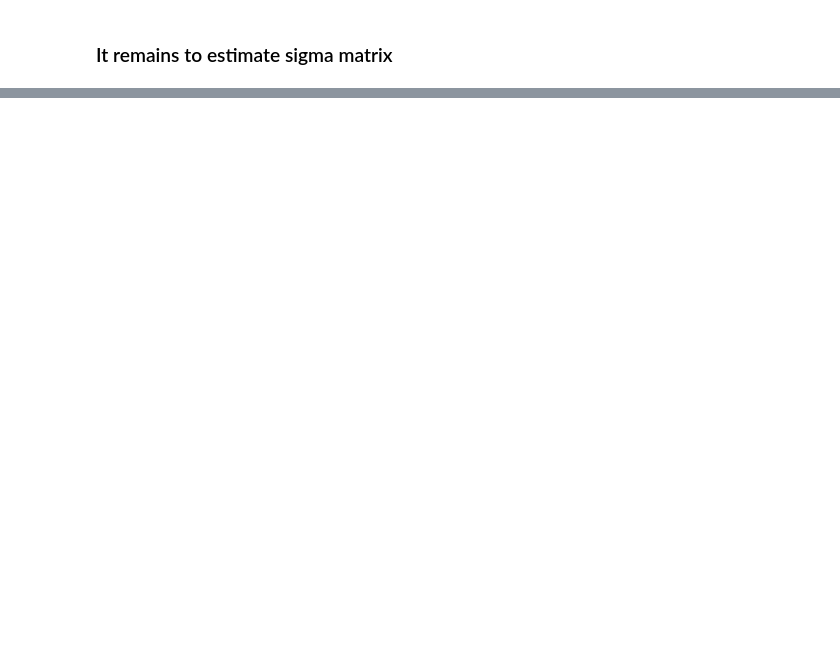
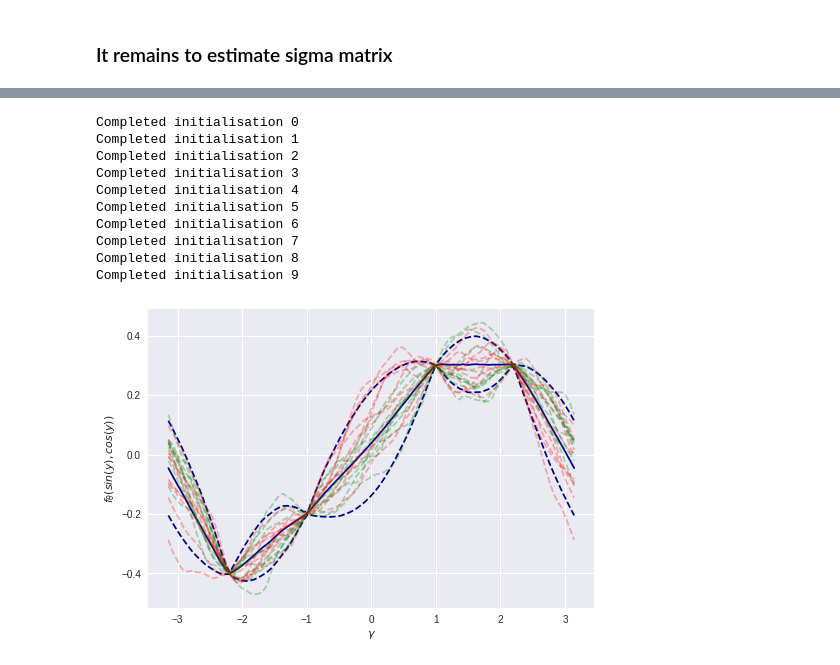
Before and after one commit to bobby-he/Neural_Tangent_Kernel, a Jupyter notebook: Neural_tangent_kernel.ipynb, the cells around one changed output, grey strips where cells are left out. Drawn from its saved outputs; the diff is of its cells as text; code cells hidden in the pictures; blank space fills up the shorter version.

```diff
--- a/Neural_tangent_kernel.ipynb
+++ b/Neural_tangent_kernel.ipynb
@@ -204,0 +180,42 @@ plt.plot(gamma_test.numpy(), mean_vec.view(-1).detach().numpy()+0*variance_vec.d
+# %%
+plt.plot(gamma_test.numpy(), mean_vec.view(-1).detach().numpy()+1.28*np.sqrt(variance_vec.detach().numpy()), color='darkblue', linestyle = '--')
+plt.plot(gamma_test.numpy(), mean_vec.view(-1).detach().numpy()-1.28*np.sqrt(variance_vec.detach().numpy()), color='darkblue', linestyle = '--')
+plt.plot(gamma_test.numpy(), mean_vec.view(-1).detach().numpy()+0*np.sqrt(variance_vec.detach().numpy()), color='darkblue')
+
+for i in range(10):
+  # 1000 width first
+  net = FourLayersNet(1000)
+  if use_cuda:
+    net = net.cuda()
+  train_net(net, 1000, input_data, target_data.cuda())
+  output_vec = net(circle_points).cpu()
+  plt.plot(gamma_vec.numpy(), output_vec.detach().numpy(), color='red',
+           linestyle='--', alpha = 0.3)
+ # 50 width
+  net = FourLayersNet(50)
+  if use_cuda:
+    net = net.cuda()
+  train_net(net, 1000, input_data, target_data.cuda())
+  output_vec = net(circle_points).cpu()
+  plt.plot(gamma_vec.numpy(), output_vec.detach().numpy(), color='green',
+           linestyle='--', alpha = 0.3)
+
+  print('Completed initialisation {}'.format(i))
+
+plt.xlabel('$\gamma$')
+plt.ylabel('$f_{ \\theta}(sin(y),cos(y))$')
+plt.savefig('6pt2.pdf')
+files.download('6pt2.pdf')
+plt.show()
+# %% [output]
+Completed initialisation 0
+Completed initialisation 1
+Completed initialisation 2
+Completed initialisation 3
+Completed initialisation 4
+Completed initialisation 5
+Completed initialisation 6
+Completed initialisation 7
+Completed initialisation 8
+Completed initialisation 9
+[figure, added]
```
Also changed, not shown: parts of 22 cells of this notebook.
